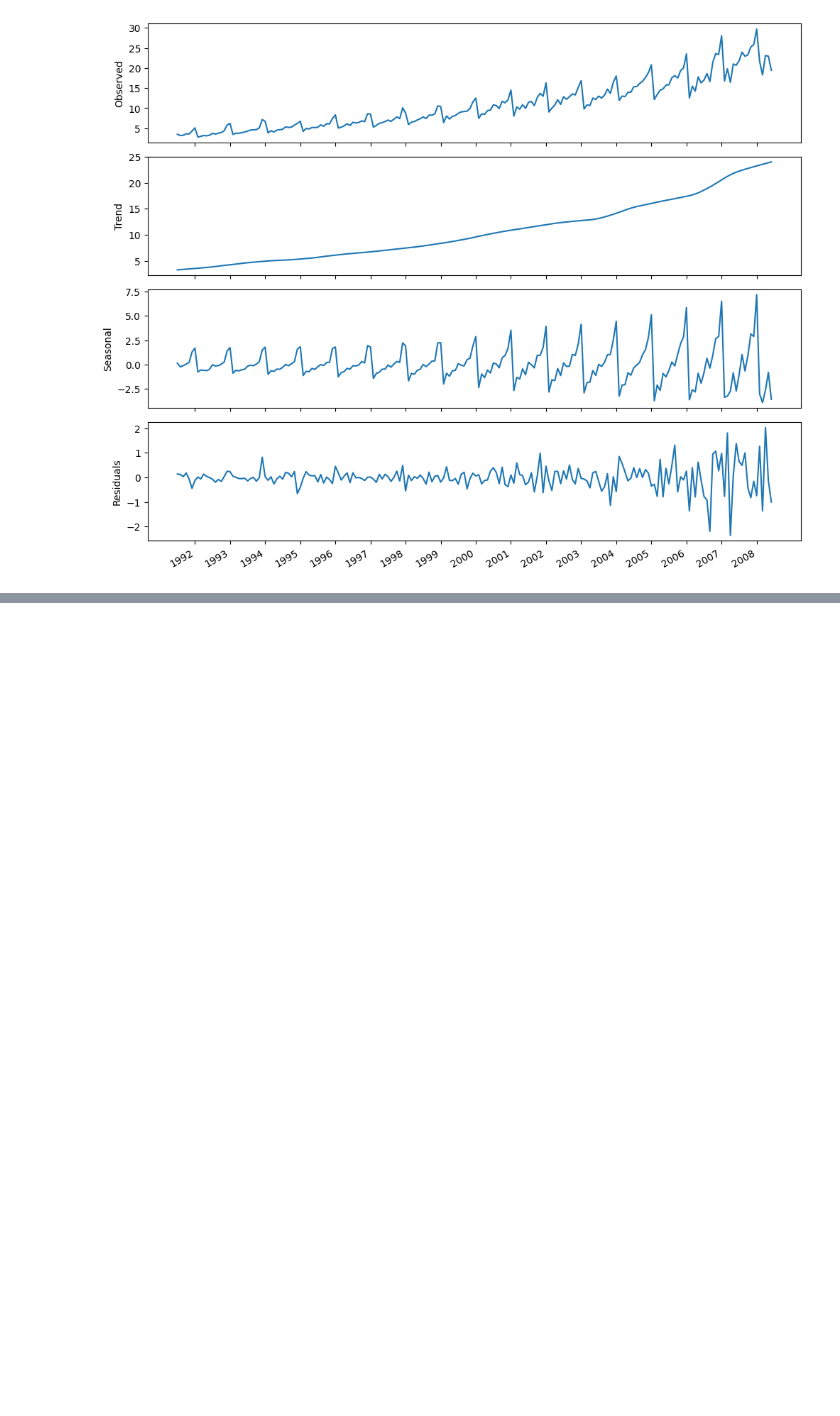
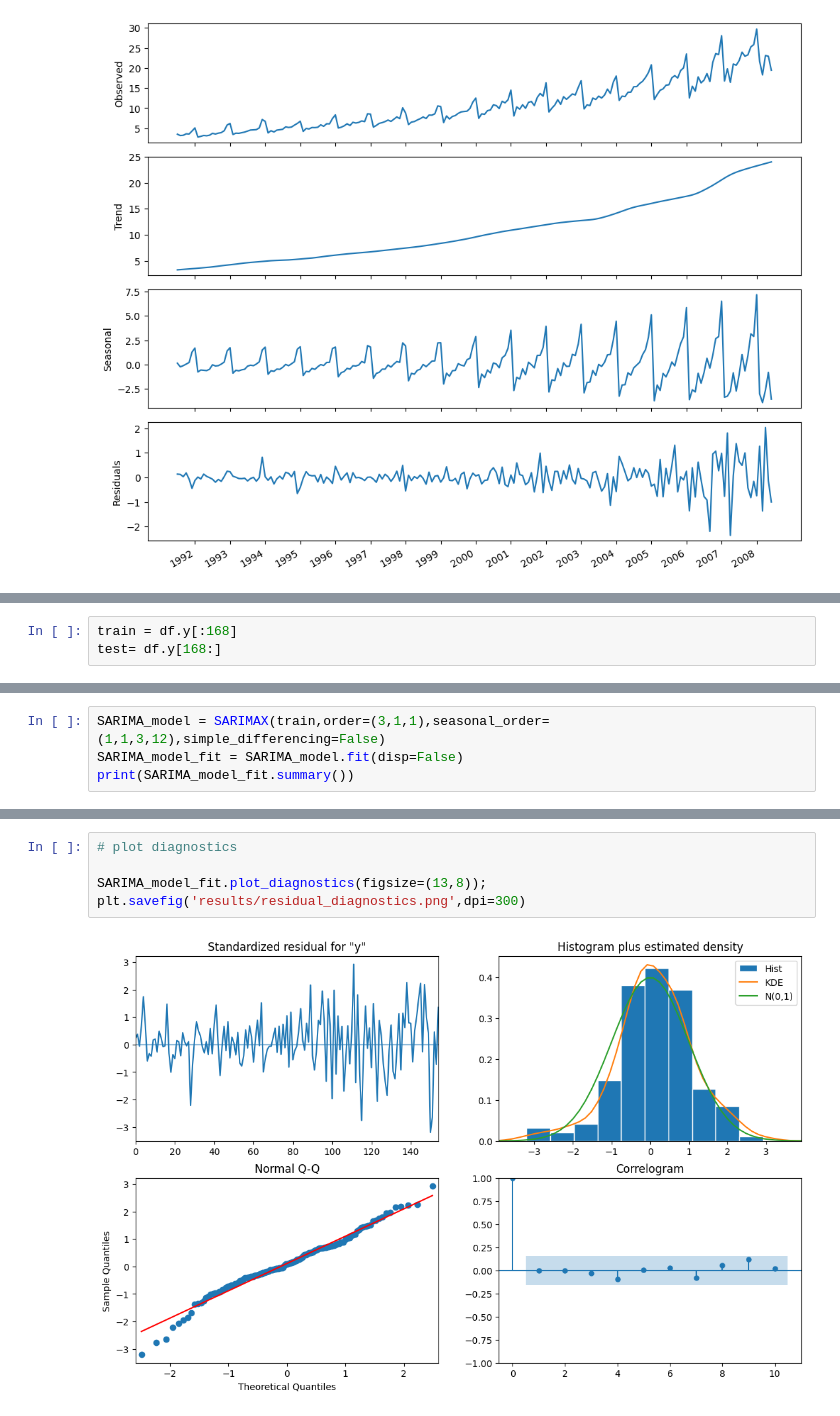
Before and after one commit to Danlof/Timeseries_prescriptions, a Jupyter notebook: drugs.ipynb, the cells around one changed output, grey strips where cells are left out. Cells and saved outputs as stored; diff of their text form; blank space fills up the shorter version.

Commit message:
residuals

```diff
--- a/drugs.ipynb
+++ b/drugs.ipynb
@@ -77,0 +117,3 @@ plt.tight_layout()
+# %%
+train = df.y[:168]
+test= df.y[168:]
@@ -77,0 +206,4 @@ plt.tight_layout()
+# %%
+SARIMA_model = SARIMAX(train,order=(3,1,1),seasonal_order=(1,1,3,12),simple_differencing=False)
+SARIMA_model_fit = SARIMA_model.fit(disp=False)
+print(SARIMA_model_fit.summary())
@@ -77,0 +228,7 @@ plt.tight_layout()
+# %%
+# plot diagnostics
+
+SARIMA_model_fit.plot_diagnostics(figsize=(13,8));
+plt.savefig('results/residual_diagnostics.png',dpi=300)
+# %% [output]
+[figure, added]
```
Also changed, not shown: parts of 15 cells of this notebook.
